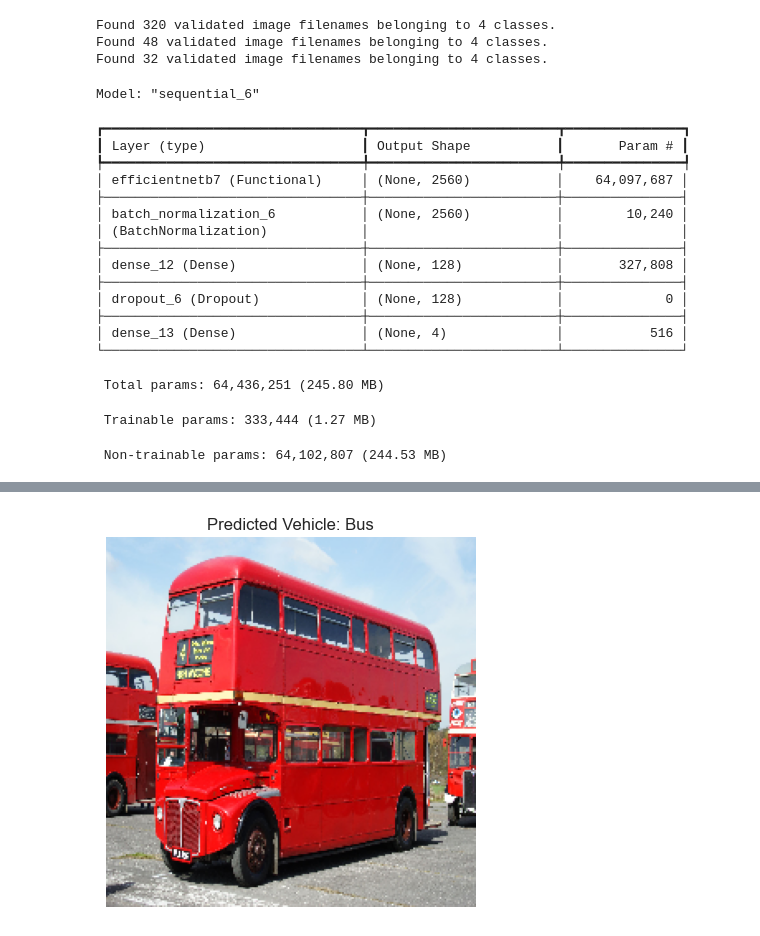
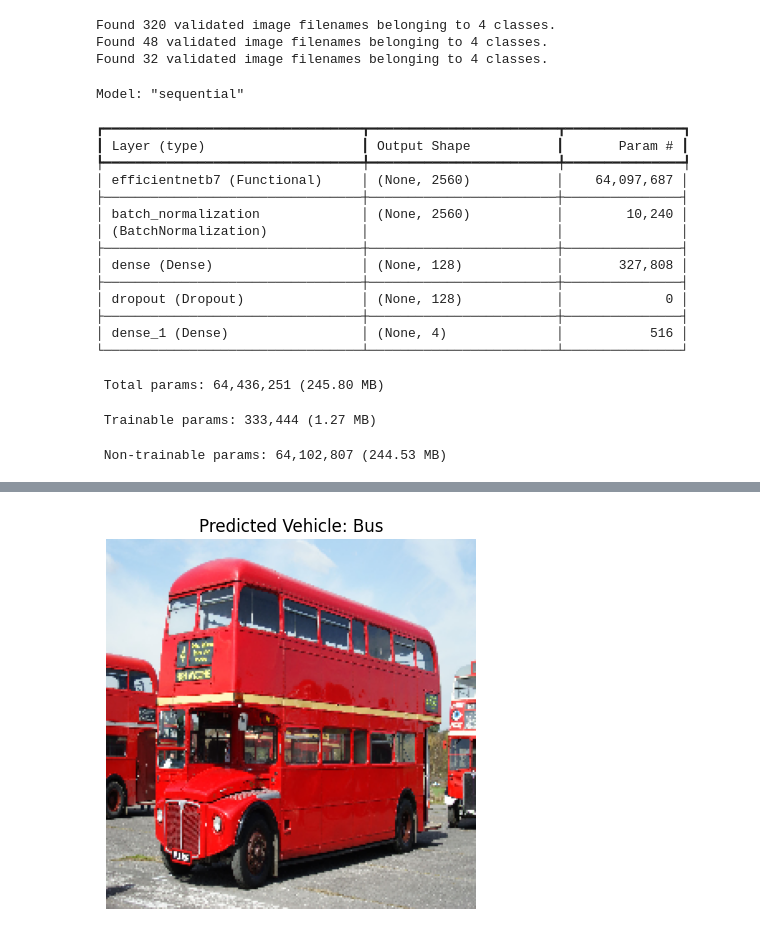
Before and after one commit to arleenchr/VehicleRecognition, a Jupyter notebook: src/deep_learning/vehicle_recognition.ipynb, the cells around one changed output, grey strips where cells are left out. Saved outputs shown, nothing was run; the diff lists cells and outputs as text; code cells hidden in the pictures.

```diff
--- a/src/deep_learning/vehicle_recognition.ipynb
+++ b/src/deep_learning/vehicle_recognition.ipynb
@@ -18,7 +18,7 @@ import numpy as np
 from tensorflow.keras.preprocessing import image
 from tensorflow.keras.applications.efficientnet import preprocess_input
 # %%
-data_dir = './dataset'
+data_dir = './../../training_dataset/dataset (1)'
 ds_name = 'vechiles'
 # %%
 # Generate data paths with labels
@@ -145,20 +145,20 @@ model.compile(Adamax(learning_rate= 0.001), loss= 'categorical_crossentropy', me
 
 model.summary()
 # %% [output]
-Model: "sequential_6"
+Model: "sequential"
 ┏━━━━━━━━━━━━━━━━━━━━━━━━━━━━━━━━━┳━━━━━━━━━━━━━━━━━━━━━━━━┳━━━━━━━━━━━━━━━┓
 ┃ Layer (type)                    ┃ Output Shape           ┃       Param # ┃
 ┡━━━━━━━━━━━━━━━━━━━━━━━━━━━━━━━━━╇━━━━━━━━━━━━━━━━━━━━━━━━╇━━━━━━━━━━━━━━━┩
 │ efficientnetb7 (Functional)     │ (None, 2560)           │    64,097,687 │
 ├─────────────────────────────────┼────────────────────────┼───────────────┤
-│ batch_normalization_6           │ (None, 2560)           │        10,240 │
+│ batch_normalization             │ (None, 2560)           │        10,240 │
 │ (BatchNormalization)            │                        │               │
 ├─────────────────────────────────┼────────────────────────┼───────────────┤
-│ dense_12 (Dense)                │ (None, 128)            │       327,808 │
+│ dense (Dense)                   │ (None, 128)            │       327,808 │
 ├─────────────────────────────────┼────────────────────────┼───────────────┤
-│ dropout_6 (Dropout)             │ (None, 128)            │             0 │
+│ dropout (Dropout)               │ (None, 128)            │             0 │
 ├─────────────────────────────────┼────────────────────────┼───────────────┤
-│ dense_13 (Dense)                │ (None, 4)              │           516 │
+│ dense_1 (Dense)                 │ (None, 4)              │           516 │
 └─────────────────────────────────┴────────────────────────┴───────────────┘
  Total params: 64,436,251 (245.80 MB)
  Trainable params: 333,444 (1.27 MB)
@@ -190,6 +190,6 @@ model.load_weights('./my_model_weights.h5')
 # Define class labels
 class_labels = ['Bus', 'Car', 'Truck', 'Motorcycle']
 # %%
-image_path_to_test = './dataset/Bus/Image_10.jpg'
+image_path_to_test = './../../training_dataset/dataset (1)/Bus/Image_10.jpg'
 predict_and_display(image_path_to_test, model, class_labels)
 # %% [output]
@@ -197,2 +197,2 @@ predict_and_display(image_path_to_test, model, class_labels)
-[figure, old version]
+[figure, new version]
 # %%
```
Also changed, not shown: parts of 3 cells of this notebook, 1 other file.
